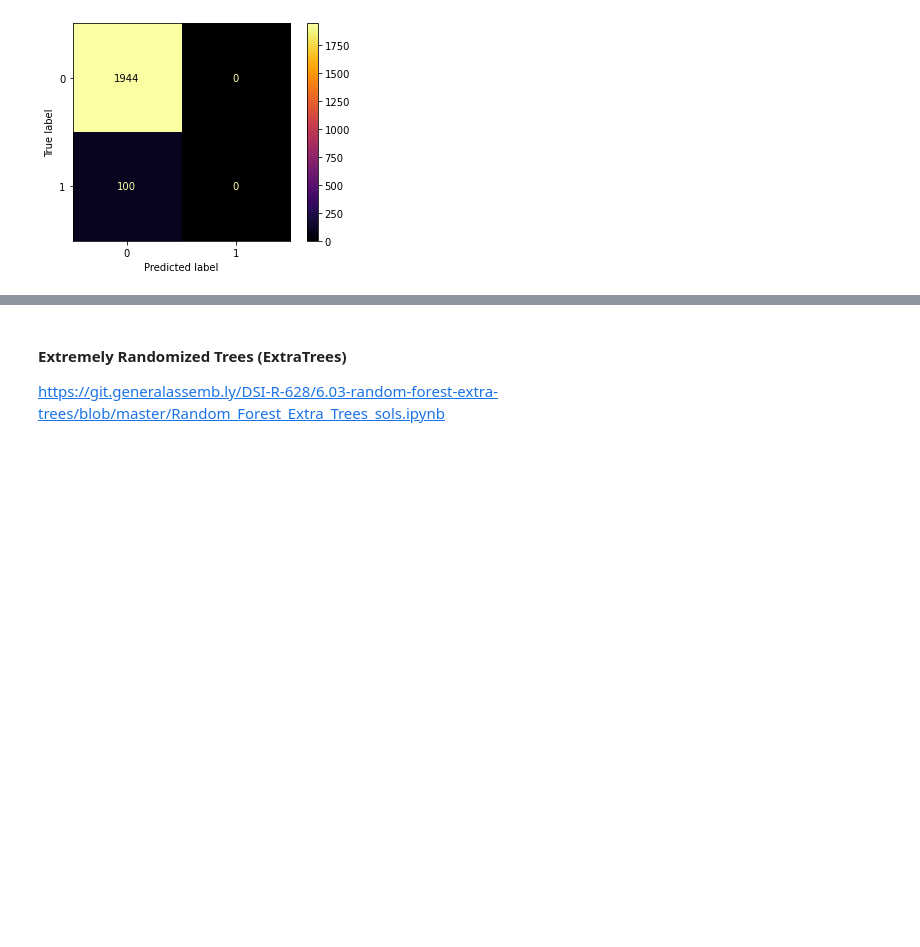
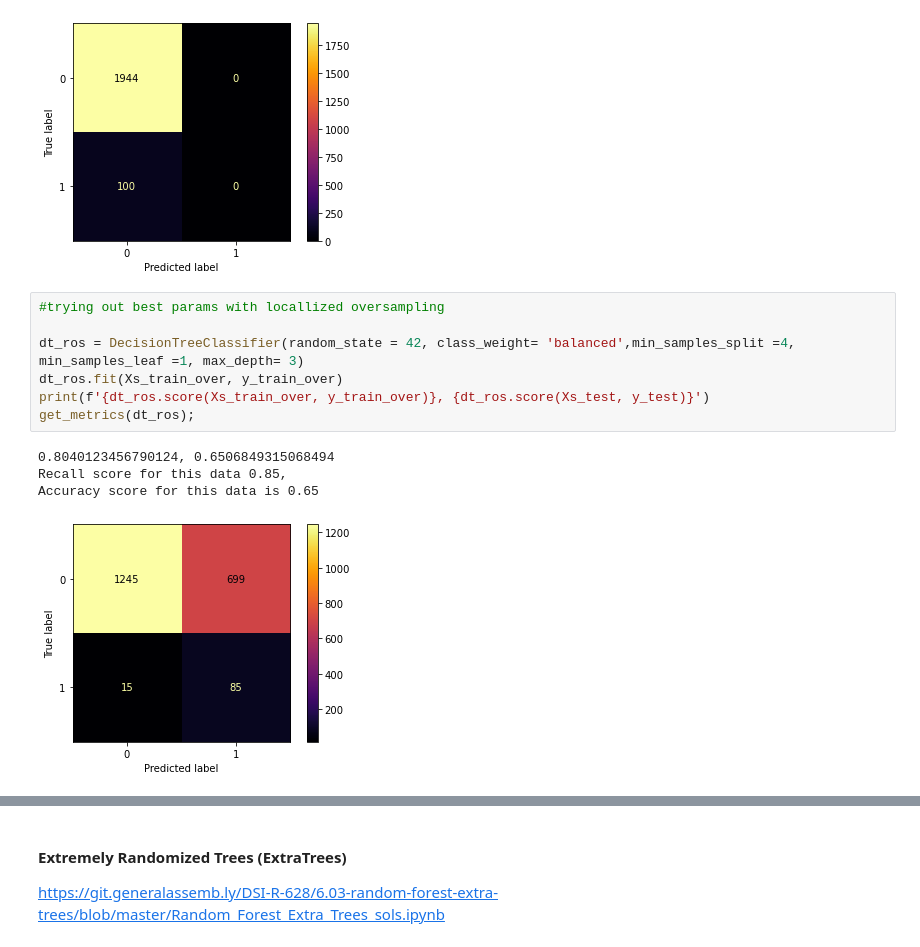
Before and after one commit to plarkin13/stroke_prediction_kaggle, a Jupyter notebook: models.ipynb, the cells around one changed output, grey strips where cells are left out. Saved outputs shown, nothing was run; the diff lists cells and outputs as text; blank space fills up the shorter version.

```diff
--- a/models.ipynb
+++ b/models.ipynb
@@ -302,3 +325,15 @@ get_metrics(dt_gs);
 Recall score for this data 0.0,
 Accuracy score for this data is 0.95
 [figure]
+# %%
+#trying out best params with locallized oversampling
+
+dt_ros = DecisionTreeClassifier(random_state = 42, class_weight= 'balanced',min_samples_split =4, min_samples_leaf =1, max_depth= 3)
+dt_ros.fit(Xs_train_over, y_train_over)
+print(f'{dt_ros.score(Xs_train_over, y_train_over)}, {dt_ros.score(Xs_test, y_test)}')
+get_metrics(dt_ros);
+# %% [output]
+0.8040123456790124, 0.6506849315068494
+Recall score for this data 0.85,
+Accuracy score for this data is 0.65
+[figure, added]
```
Also changed, not shown: parts of 26 cells of this notebook, 1 other file.
